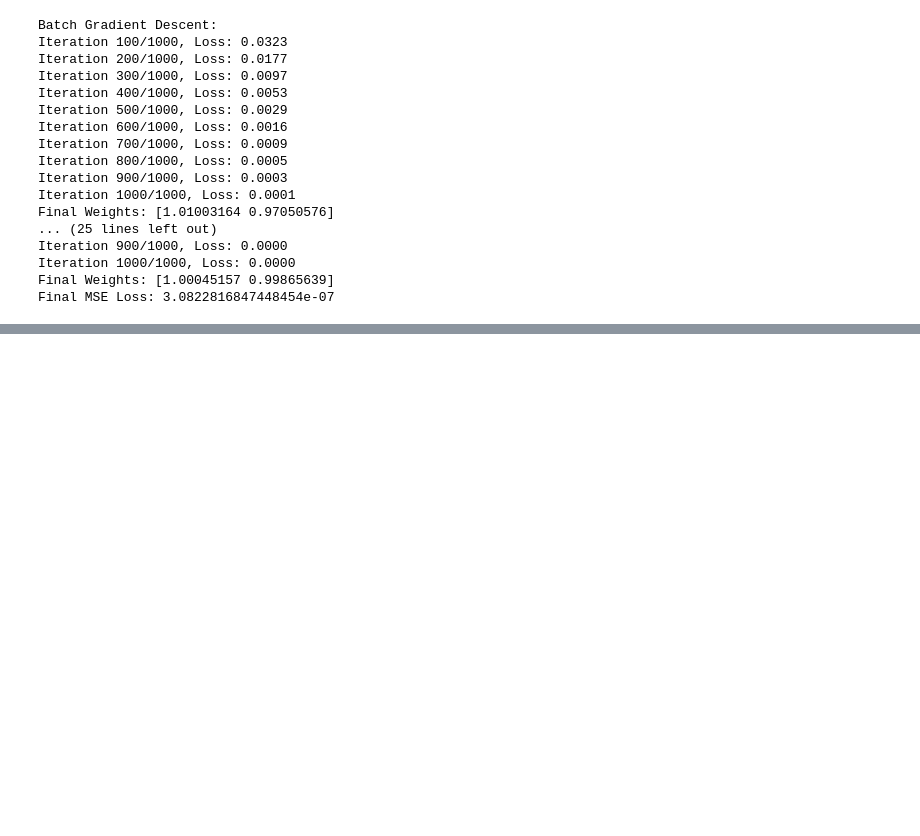
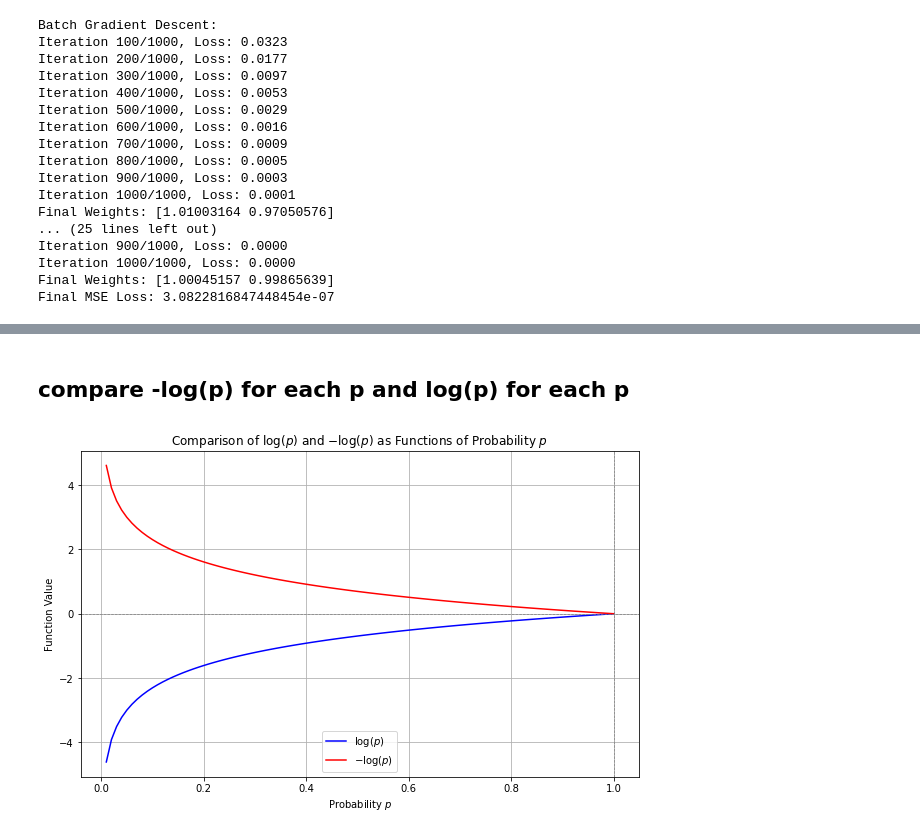
Before and after one commit to KennethWang1221/Leetcode, a Jupyter notebook: data_structures/ML_0047_Gradient_Descent_Variants.ipynb, the cells around one changed output, grey strips where cells are left out. Saved outputs shown, nothing was run; the diff lists cells and outputs as text; code cells hidden in the pictures; blank space fills up the shorter version.

```diff
--- a/data_structures/ML_0047_Gradient_Descent_Variants.ipynb
+++ b/data_structures/ML_0047_Gradient_Descent_Variants.ipynb
@@ -228,0 +323,32 @@ Final MSE Loss: 3.0822816847448454e-07
+# %% [markdown]
+## compare -log(p) for each p and log(p) for each p
+# %%
+import matplotlib.pyplot as plt
+import numpy as np
+import math
+
+# Define the range of p values, avoiding p=0 to prevent undefined log
+p_values = np.linspace(0.01, 1, 100)  # p ranges from 0.01 to 1
+
+# Compute log(p) and -log(p) for each p
+log_p = np.log(p_values)
+neg_log_p = -np.log(p_values)
+
+# Plotting
+plt.figure(figsize=(10, 6))
+plt.plot(p_values, log_p, label=r'$\log(p)$', color='blue')
+plt.plot(p_values, neg_log_p, label=r'$-\log(p)$', color='red')
+plt.axhline(0, color='gray', linestyle='--', linewidth=0.7)  # x-axis
+plt.axvline(1, color='gray', linestyle='--', linewidth=0.7)  # Vertical line at p=1
+
+# Adding titles and labels
+plt.title('Comparison of $\log(p)$ and $-\log(p)$ as Functions of Probability $p$')
+plt.xlabel('Probability $p$')
+plt.ylabel('Function Value')
+plt.legend()
+plt.grid(True)
+
+# Display the plot
+plt.show()
+# %% [output]
+[figure, added]
```
Also changed, not shown: parts of 5 cells of this notebook, 1 other file.
